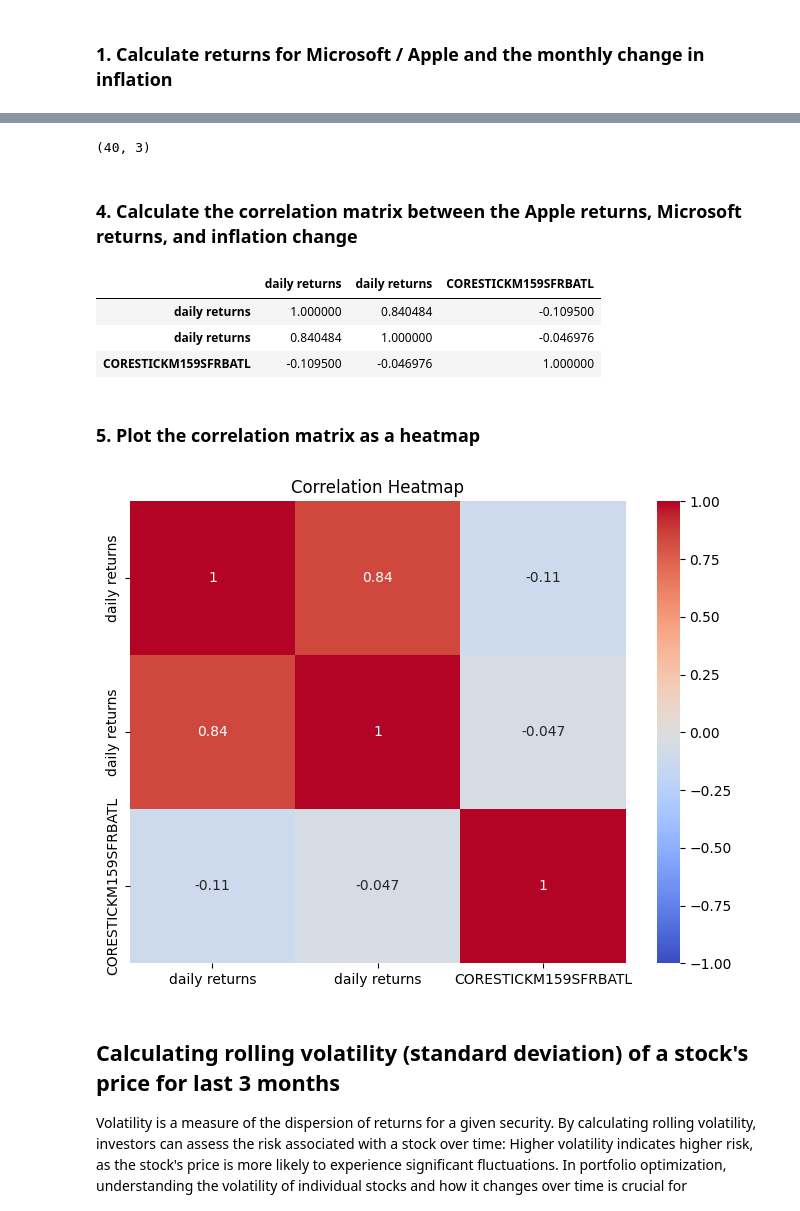
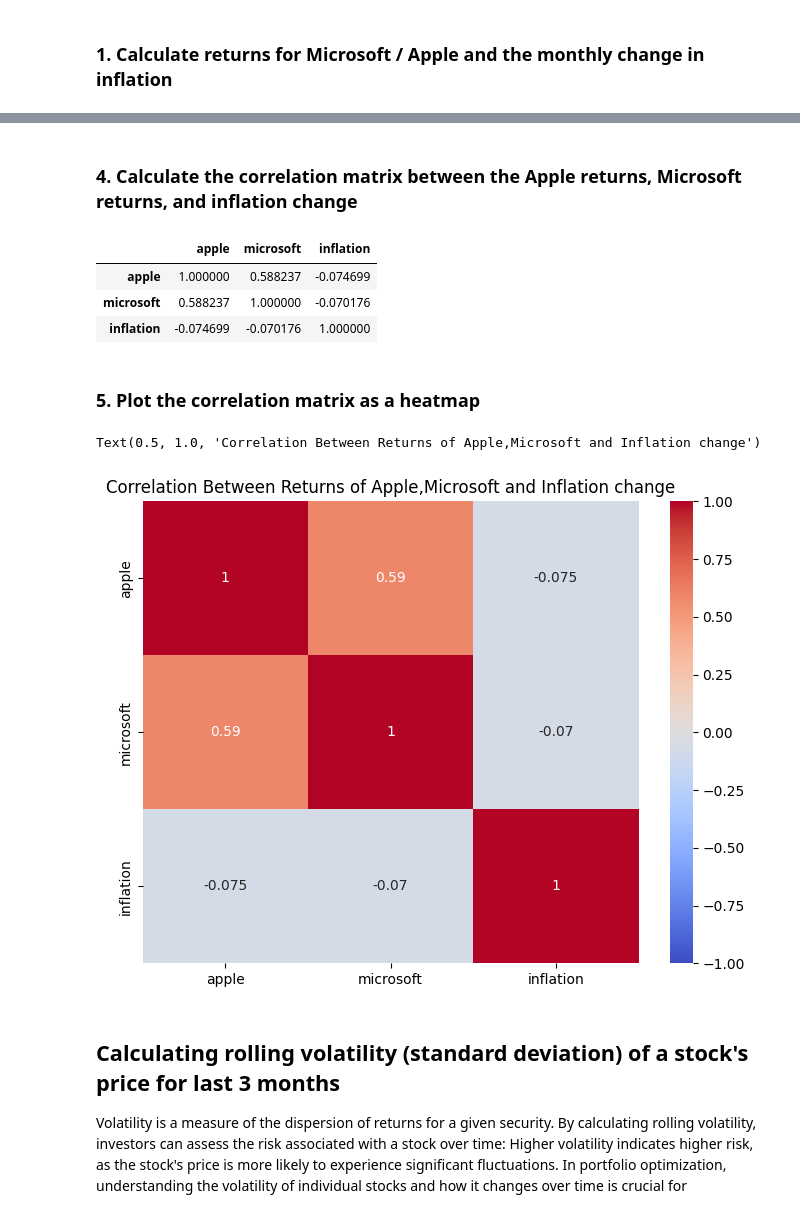
Before and after one commit to bigboy92/fend-matching-game, a Jupyter notebook: Preparing-for-data-analysis-project-student.ipynb, the cells around one changed output, grey strips where cells are left out. Saved outputs shown, nothing was run; the diff lists cells and outputs as text; code cells hidden in the pictures.

```diff
--- a/Preparing-for-data-analysis-project-student.ipynb
+++ b/Preparing-for-data-analysis-project-student.ipynb
@@ -411,0 +927,3 @@ pandas.core.series.Series
+# %%
+r_inflation = r_inflation.rename(columns = {"CORESTICKM159SFRBATL":"inflation"})
+r_inflation
@@ -411,0 +974,6 @@ pandas.core.series.Series
+# %%
+dfs = [apple_close,mst_close,r_inflation]
+
+# convert dates from YYYY-mm-dd to YYYY-mm
+dfs_monthly = [df.set_index(df.index.to_period("M")) for df in dfs]
+dfs_monthly[0]
@@ -412,2 +1014,5 @@ pandas.core.series.Series
 # %%
-apple_microsoft_inflation_df = pd.concat([apple_df_monthly_resample,microsoft_df_monthly_resample,inflation_df_monthly],axis=1)
+# join the dataframes
+# inner will keep only rows with index present in the three dataframes
+returns = pd.concat(dfs_monthly, axis = 1, join = "inner")
+returns
@@ -414,34 +1033,32 @@ apple_microsoft_inflation_df = pd.concat([apple_df_monthly_resample,microsoft_df
-# %%
-apple_microsoft_inflation_df = apple_microsoft_inflation_df.dropna()
-apple_microsoft_inflation_df.shape
-# %% [output]
-(40, 3)
 # %% [markdown]
 ### 4. Calculate the correlation matrix between the Apple returns, Microsoft returns, and inflation change
 # %%
 # Calculate correlation matrix
-apple_microsoft_inflation_df.corr()
+corr = returns.corr()
+corr
 # %% [output]
-|  | daily returns | daily returns | CORESTICKM159SFRBATL |
-| daily returns | 1.000000 | 0.840484 | -0.109500 |
-| daily returns | 0.840484 | 1.000000 | -0.046976 |
-| CORESTICKM159SFRBATL | -0.109500 | -0.046976 | 1.000000 |
+|  | apple | microsoft | inflation |
+| apple | 1.000000 | 0.588237 | -0.074699 |
+| microsoft | 0.588237 | 1.000000 | -0.070176 |
+| inflation | -0.074699 | -0.070176 | 1.000000 |
 # %% [markdown]
 ### 5. Plot the correlation matrix as a heatmap
 # %%
 # Plot heatmap
-df = apple_microsoft_inflation_df
 
-# Calculate the correlation matrix
-correlation_matrix = df.corr()
+plt.figure(figsize =(8,6))
+sns.heatmap(
+    corr,
+    annot = True, # show correlation values
+    cmap = "coolwarm",
+    vmin = -1, #minimum correlation valueß
+    vmax = 1, # maximum correlation value
+)
 
-# Create a heatmap
-plt.figure(figsize=(8, 6))
-sns.heatmap(correlation_matrix, annot=True, cmap='coolwarm', vmin=-1, vmax=1)
-plt.title('Correlation Heatmap')
-plt.show()
+plt.title("Correlation Between Returns of Apple,Microsoft and Inflation change")
 # %% [output]
+Text(0.5, 1.0, 'Correlation Between Returns of Apple,Microsoft and Inflation change')
-[figure, old version]
+[figure, new version]
 # %% [markdown]
 ## Calculating rolling volatility (standard deviation) of a stock's price for last 3 months
 
```
Also changed, not shown: parts of 100 cells of this notebook.
